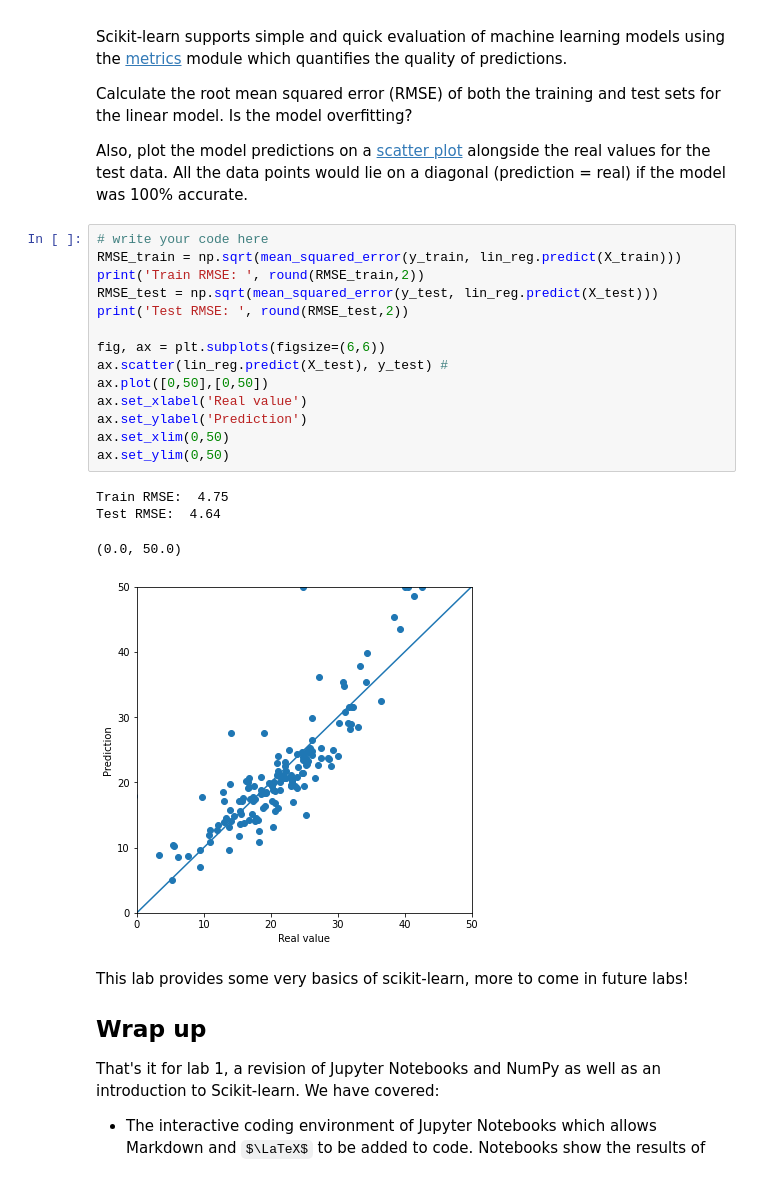
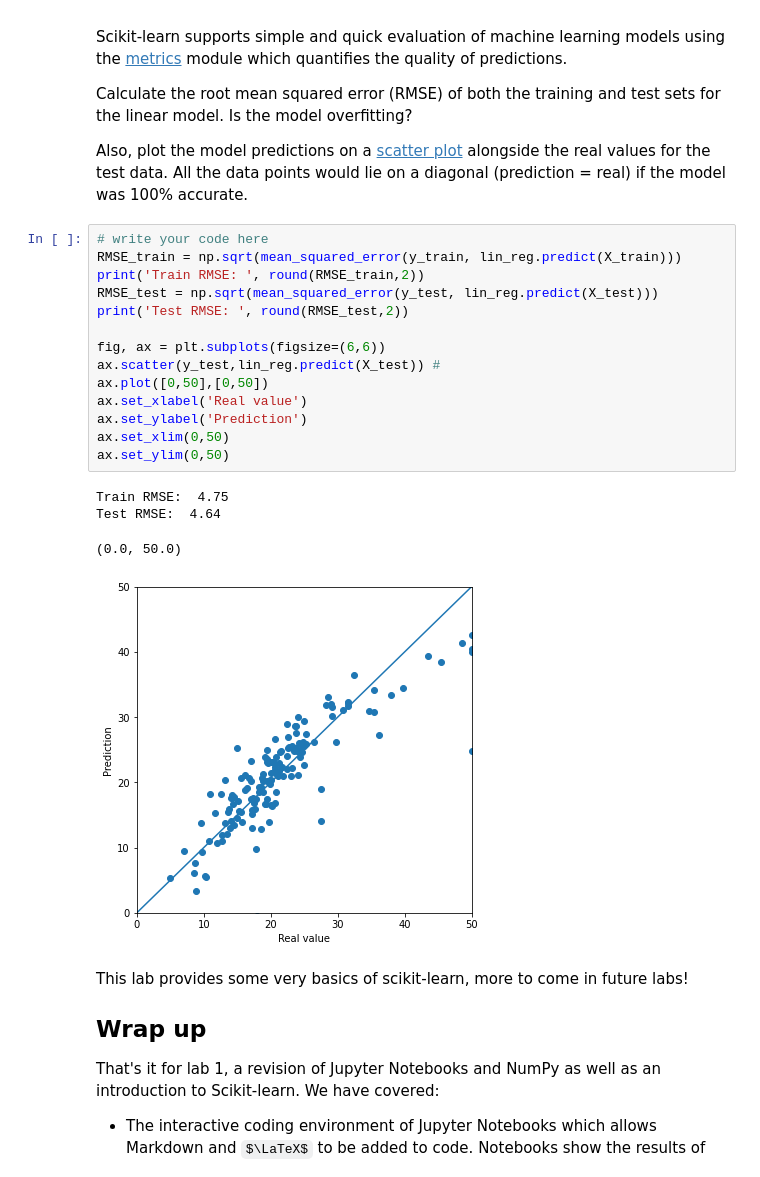
Before and after one commit to UoB-Oliver/lab_sheets_public, a Jupyter notebook: lab1/lab1-intro_to_numpy_scikitlearn.ipynb, the cells around one changed output. Saved outputs shown, nothing was run; the diff lists cells and outputs as text; some formulas as TeX source.

```diff
--- a/lab1/lab1-intro_to_numpy_scikitlearn.ipynb
+++ b/lab1/lab1-intro_to_numpy_scikitlearn.ipynb
@@ -443,22 +443,22 @@ Also, plot the model predictions on a [scatter plot](https://matplotlib.org/3.2.
 # %%
 # write your code here
 RMSE_train = np.sqrt(mean_squared_error(y_train, lin_reg.predict(X_train)))
 print('Train RMSE: ', round(RMSE_train,2))
 RMSE_test = np.sqrt(mean_squared_error(y_test, lin_reg.predict(X_test)))
 print('Test RMSE: ', round(RMSE_test,2))
 
 fig, ax = plt.subplots(figsize=(6,6))
-ax.scatter(lin_reg.predict(X_test), y_test) #
+ax.scatter(y_test,lin_reg.predict(X_test)) #
 ax.plot([0,50],[0,50])
 ax.set_xlabel('Real value')
 ax.set_ylabel('Prediction')
 ax.set_xlim(0,50)
 ax.set_ylim(0,50)
 # %% [output]
 Train RMSE:  4.75
 Test RMSE:  4.64
 (0.0, 50.0)
-[figure, old version]
+[figure, new version]
 # %% [markdown]
 This lab provides some very basics of scikit-learn, more to come in future labs!
 
```
